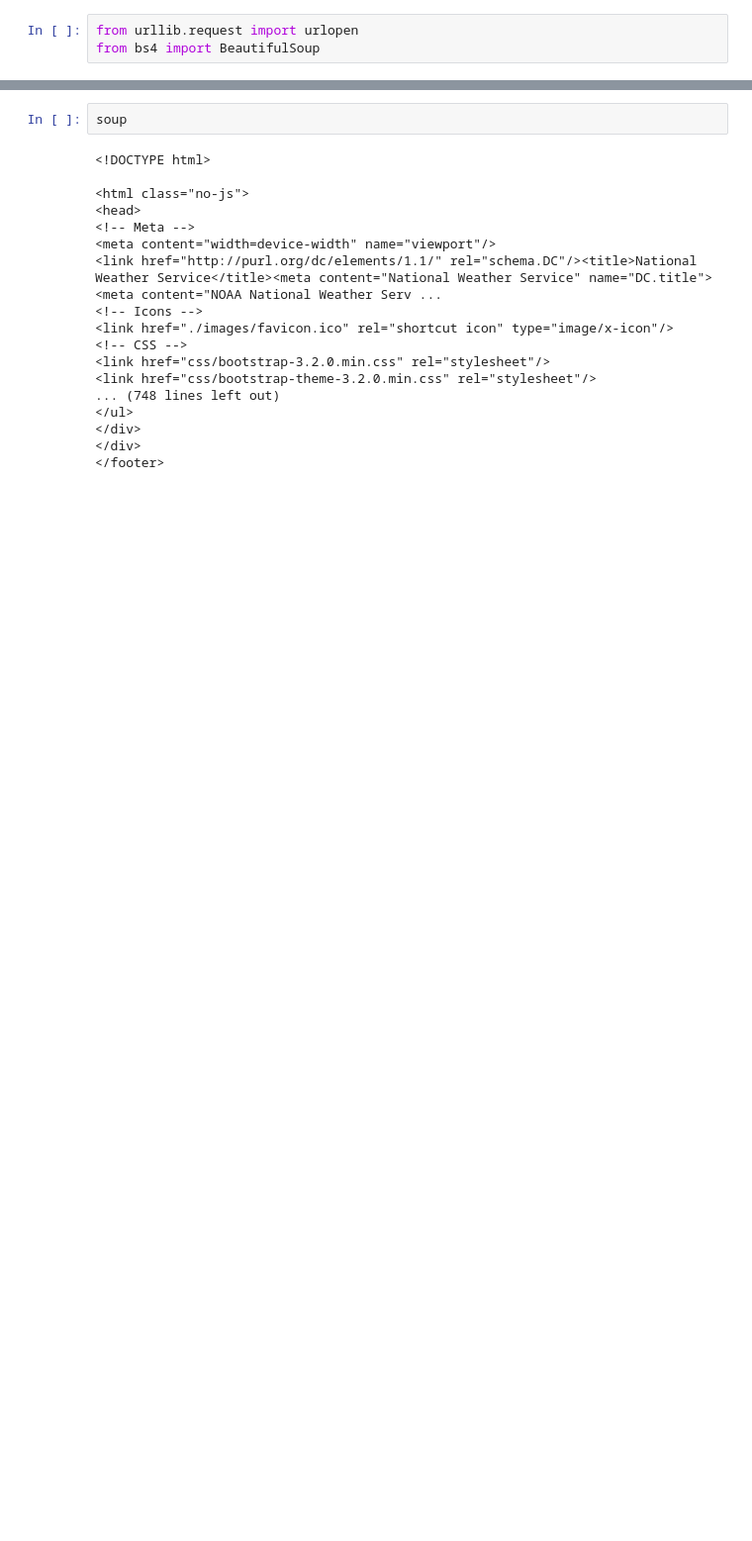
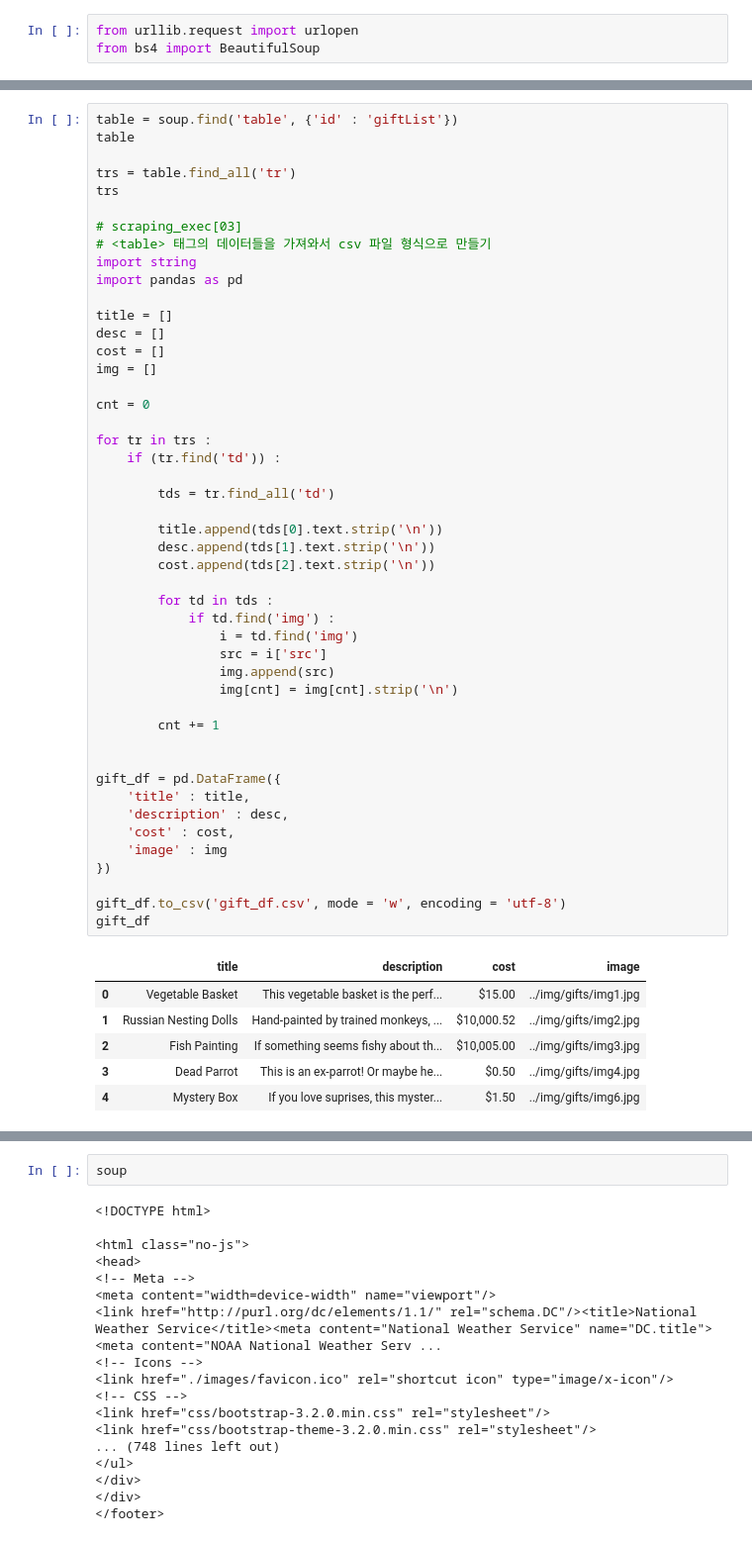
Before and after one commit to jhsol24/TIL, a Jupyter notebook: Scraping_and_Crawling/service_crawling.ipynb, the cells around one changed output, grey strips where cells are left out. Shown at 99% size. Drawn from its saved outputs; the diff is of its cells as text; blank space fills up the shorter version.

Commit message:
Update Scraping

```diff
--- a/Scraping_and_Crawling/service_crawling.ipynb
+++ b/Scraping_and_Crawling/service_crawling.ipynb
@@ -255,0 +386,54 @@ from urllib.error   import URLError
+# %%
+table = soup.find('table', {'id' : 'giftList'})
+table
+
+trs = table.find_all('tr')
+trs
+
+# scraping_exec[03]
+# <table> 태그의 데이터들을 가져와서 csv 파일 형식으로 만들기
+import string
+import pandas as pd
+
+title = []
+desc = []
+cost = []
+img = []
+
+cnt = 0
+
+for tr in trs :
+    if (tr.find('td')) :
+
+        tds = tr.find_all('td')
+
+        title.append(tds[0].text.strip('\n'))
+        desc.append(tds[1].text.strip('\n'))
+        cost.append(tds[2].text.strip('\n'))
+
+        for td in tds :
+            if td.find('img') :
+                i = td.find('img')
+                src = i['src']
+                img.append(src)
+                img[cnt] = img[cnt].strip('\n')
+
+        cnt += 1
+
+
+gift_df = pd.DataFrame({
+    'title' : title,
+    'description' : desc,
+    'cost' : cost,
+    'image' : img
+})
+
+gift_df.to_csv('gift_df.csv', mode = 'w', encoding = 'utf-8')
+gift_df
+# %% [output]
+|  | title | description | cost | image |
+| 0 | Vegetable Basket | This vegetable basket is the perf... | $15.00 | ../img/gifts/img1.jpg |
+| 1 | Russian Nesting Dolls | Hand-painted by trained monkeys, ... | $10,000.52 | ../img/gifts/img2.jpg |
+| 2 | Fish Painting | If something seems fishy about th... | $10,005.00 | ../img/gifts/img3.jpg |
+| 3 | Dead Parrot | This is an ex-parrot! Or maybe he... | $0.50 | ../img/gifts/img4.jpg |
+| 4 | Mystery Box | If you love suprises, this myster... | $1.50 | ../img/gifts/img6.jpg |
```
Also changed, not shown: parts of 58 cells of this notebook, 1 other file.
